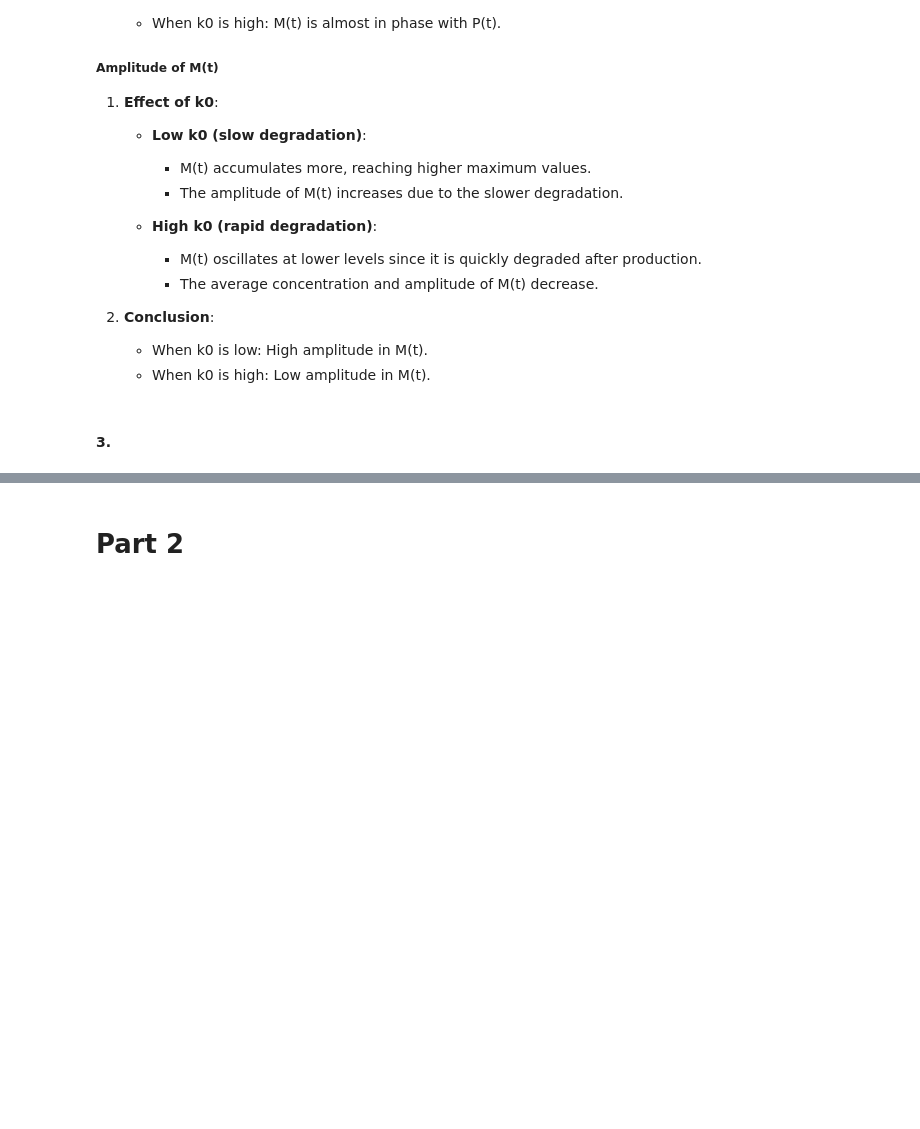
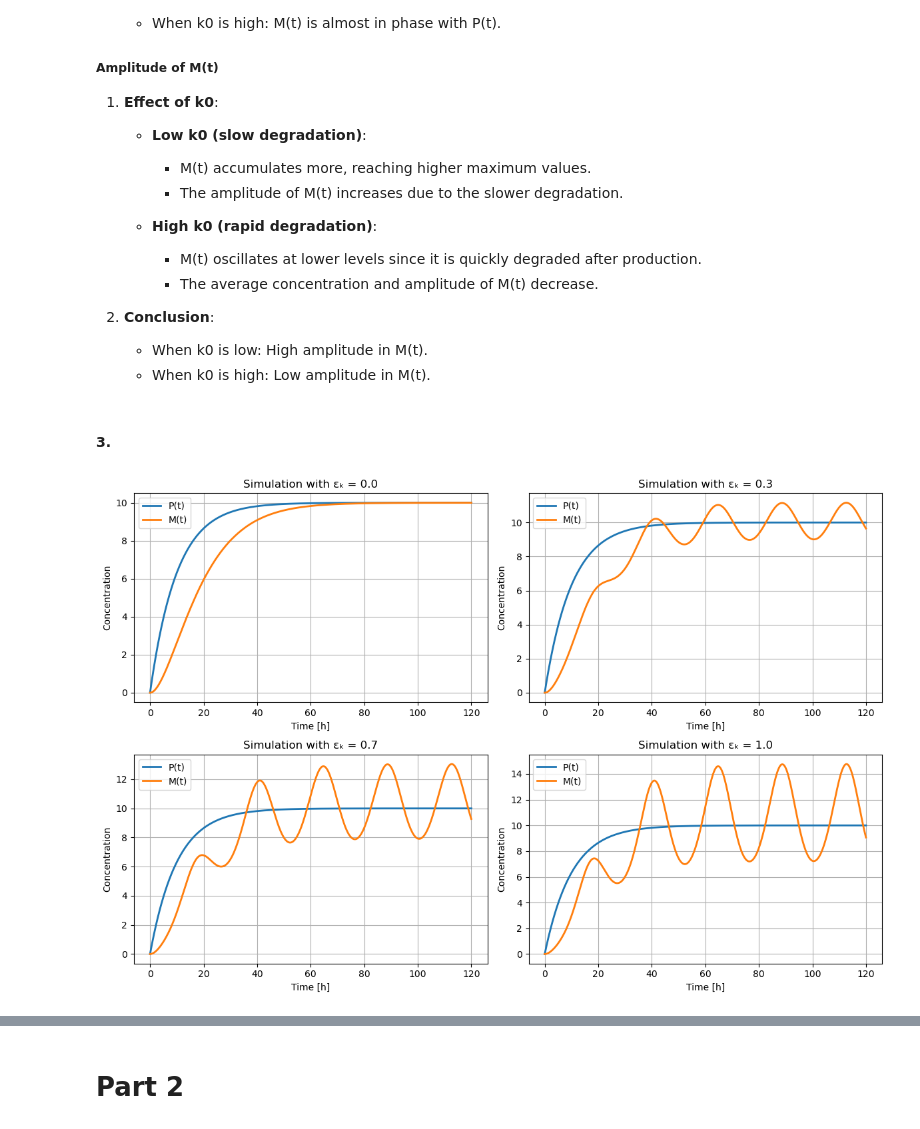
Before and after one commit to loris-fab/Genome-to-function_assignement3, a Jupyter notebook: Exercise_Week11_12_B_Exercises.ipynb, the cells around one changed output, grey strips where cells are left out. Drawn from its saved outputs; the diff is of its cells as text; code cells hidden in the pictures; blank space fills up the shorter version.

```diff
--- a/Exercise_Week11_12_B_Exercises.ipynb
+++ b/Exercise_Week11_12_B_Exercises.ipynb
@@ -319,3 +322,37 @@ The parameter epsilon_s amplifies the oscillations of P(t), which in turn affect
    - When k0 is high: Low amplitude in M(t).
 # %% [markdown]
 #### 3.
+# %%
+# Example with eps_s = 0 and varying eps_k
+eps_k_values = [0.0, 0.3, 0.7, 1.0]  # Relative amplitude of degradation
+eps_s = 0.0  # Constant transcription rate
+
+fig, ax = plt.subplots(2, 2, figsize=(12, 8))
+ax = ax.flatten()
+
+for i, eps_k in enumerate(eps_k_values):
+    parameters = {
+        's0': 1,
+        'eps_s': eps_s,
+        'omega': 2 * np.pi / 24,
+        'rho': 0.1,
+        'k0': 0.1,
+        'eps_k': eps_k,
+        'tk': 0
+    }
+    results = odeint(production_decay_ode, initial_conditions, time, args=(
+        parameters['s0'], parameters['eps_s'], parameters['omega'], parameters['rho'],
+        parameters['k0'], parameters['eps_k'], parameters['tk']
+    ))
+    ax[i].plot(time, results[:, 0], label='P(t)', linewidth=2)
+    ax[i].plot(time, results[:, 1], label='M(t)', linewidth=2)
+    ax[i].set_title(f"Simulation with εₖ = {eps_k}")
+    ax[i].set_xlabel("Time [h]")
+    ax[i].set_ylabel("Concentration")
+    ax[i].legend()
+    ax[i].grid(True)
+
+plt.tight_layout()
+plt.show()
+# %% [output]
+[figure, added]
```
Also changed, not shown: parts of 3 cells of this notebook.
